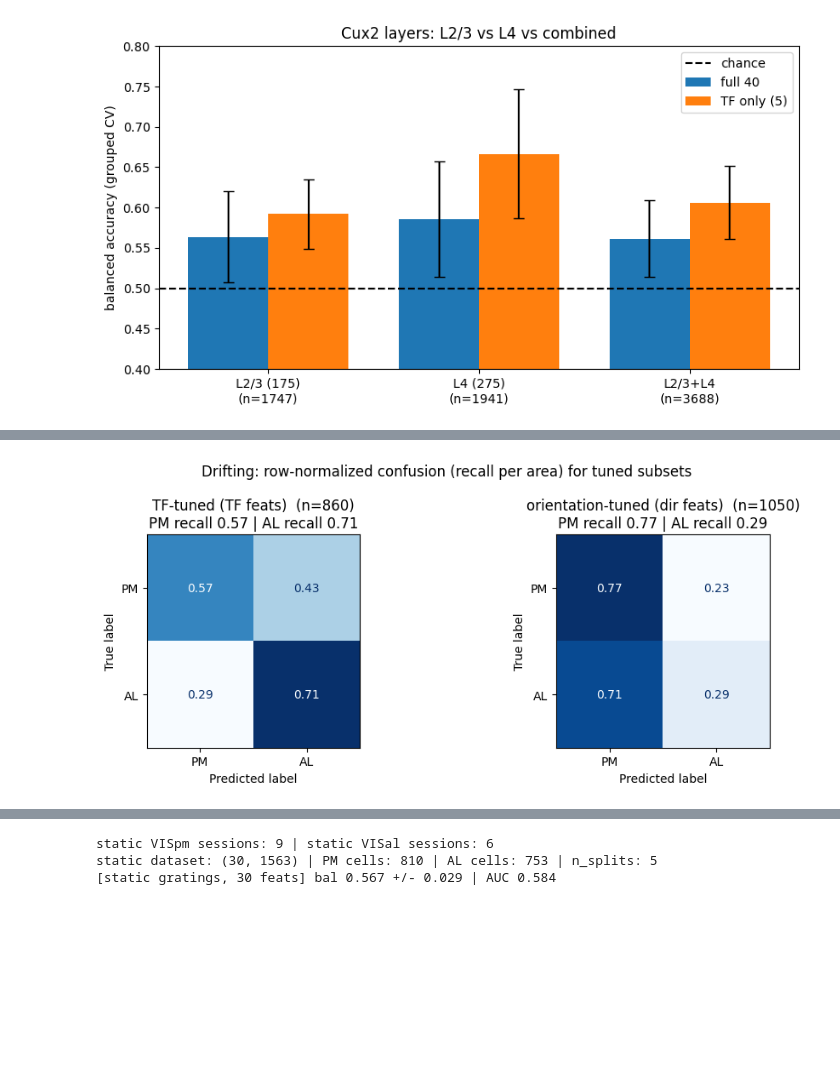
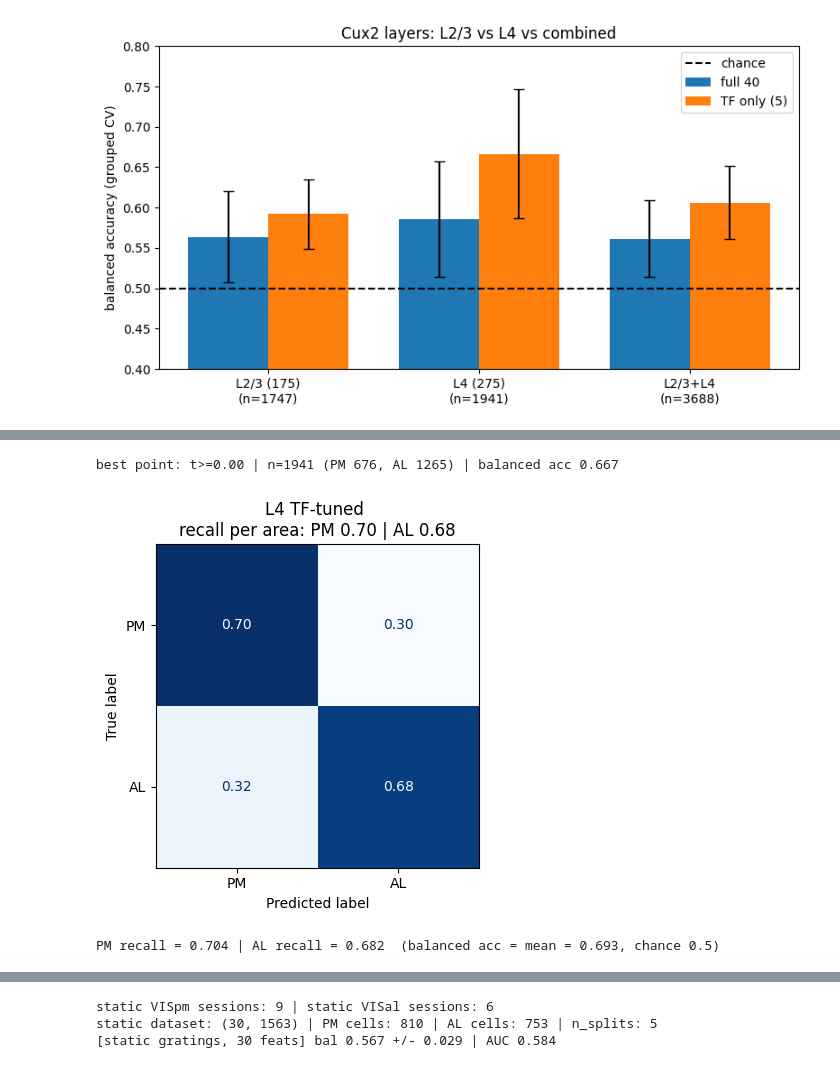
Before and after one commit to zbluee/Predicting_Brain_Regions, a Jupyter notebook: Predicting_Brain_Regions.ipynb, the cells around one changed output, grey strips where cells are left out. Drawn from its saved outputs; the diff is of its cells as text; code cells hidden in the pictures; blank space fills up the shorter version.

Commit message:
Restructure decoding notebook: consolidate helpers, renumber sections, add TF-tuned figures and ANOVA data export

```diff
--- a/Predicting_Brain_Regions.ipynb
+++ b/Predicting_Brain_Regions.ipynb
@@ -1705,28 +1293,45 @@ DIR: ori-tuned   n=1050 | bal 0.536 +/- 0.056
 # %%
-# --- Section 19c: confusion matrices for the drifting TF-tuned and orientation-tuned decoders ---
+# --- Section 10b: confusion matrix at the best-tuned L4 point (max ~0.69) ---
+# Self-contained: recomputes the L4 TF curves + depth and the threshold sweep here,
+# so it is self-contained and does not depend on the Section 10 cells having been run.
 from sklearn.metrics import ConfusionMatrixDisplay, confusion_matrix
 
-tf_curves  = tuning.T.reshape(-1, 8, 5).mean(axis=1)   # (n_cells, 5) TF features
-dir_curves = tuning.T.reshape(-1, 8, 5).mean(axis=2)   # (n_cells, 8) direction features
+tf_curves_l4 = tuning_l4c.T.reshape(-1, 8, 5).mean(axis=1)    # (n_L4, 5) TF curve per neuron
+hi, lo       = tf_curves_l4.max(axis=1), tf_curves_l4.min(axis=1)
+depth_tf_l4  = np.where(hi > 0, (hi - lo) / hi, 0.0)          # TF modulation depth (0 if not driven)
 
-def nsplits_for(lp, gp):
-    return min(5, len(np.unique(gp[lp == 0])), len(np.unique(gp[lp == 1])))
+thresholds = [0.0, 0.25, 0.5, 0.75]                          # coarse threshold sweep
+accs = []
+for t in thresholds:
+    m = depth_tf_l4 >= t
+    lpi, gpi = label_l4c[m], groups_l4c[m]
+    nsi = nsplits_for(lpi, gpi)
+    accs.append(grouped_cv_eval(tf_curves_l4[m], lpi, gpi, nsi)[0].mean()
+                if (nsi >= 2 and m.sum() >= 10) else np.nan)
 
-panels = [
-    ("TF-tuned (TF feats)",           tf_curves,  tuned_tf),
-    ("orientation-tuned (dir feats)", dir_curves, tuned_ori),
-]
-fig, axes = plt.subplots(1, 2, figsize=(10, 4))
-for ax, (name, X, mask) in zip(axes, panels):
-    gp, lp = groups[mask], label[mask]; ns = nsplits_for(lp, gp)
-    _, _, y_true, y_pred = grouped_cv_eval(X[mask], lp, gp, ns, return_preds=True)
-    cm = confusion_matrix(y_true, y_pred)
-    cm_recall = cm / cm.sum(axis=1, keepdims=True)      # row-normalized -> per-area recall
-    ConfusionMatrixDisplay(cm_recall, display_labels=["PM", "AL"]).plot(
-        ax=ax, colorbar=False, cmap="Blues", values_format=".2f")
-    ax.set_title(f"{name}  (n={int(mask.sum())})\n"
-                 f"PM recall {cm_recall[0, 0]:.2f} | AL recall {cm_recall[1, 1]:.2f}")
-plt.suptitle("Drifting: row-normalized confusion (recall per area) for tuned subsets")
+best_i = int(np.nanargmax(accs))                 # best threshold of the sweep
+best_t = thresholds[best_i]
+mask   = depth_tf_l4 >= best_t
+lp, gp = label_l4c[mask], groups_l4c[mask]
+ns     = nsplits_for(lp, gp)
+print(f"best point: t>={best_t:.2f} | n={int(mask.sum())} "
+      f"(PM {int((lp==0).sum())}, AL {int((lp==1).sum())}) | balanced acc {accs[best_i]:.3f}")
+
+# pooled out-of-fold predictions for this exact decoder (L4, TF-tuned, TF-only)
+_, _, y_true, y_pred = grouped_cv_eval(tf_curves_l4[mask], lp, gp, ns, return_preds=True)
+cm        = confusion_matrix(y_true, y_pred)
+cm_recall = cm / cm.sum(axis=1, keepdims=True)
+
+fig, ax = plt.subplots(figsize=(4.8, 4.4))
+ConfusionMatrixDisplay(cm_recall, display_labels=["PM", "AL"]).plot(
+    ax=ax, colorbar=False, cmap="Blues", values_format=".2f")
+ax.set_title(f"L4 TF-tuned \n"
+             f"recall per area: PM {cm_recall[0, 0]:.2f} | AL {cm_recall[1, 1]:.2f}")
 plt.tight_layout(); plt.show()
+
+print(f"PM recall = {cm_recall[0, 0]:.3f} | AL recall = {cm_recall[1, 1]:.3f}  "
+      f"(balanced acc = mean = {(cm_recall[0, 0] + cm_recall[1, 1]) / 2:.3f}, chance 0.5)")
 # %% [output]
+best point: t>=0.00 | n=1941 (PM 676, AL 1265) | balanced acc 0.667
-[figure, old version]
+[figure, new version]
+PM recall = 0.704 | AL recall = 0.682  (balanced acc = mean = 0.693, chance 0.5)
```
Also changed, not shown: parts of 66 cells of this notebook.
